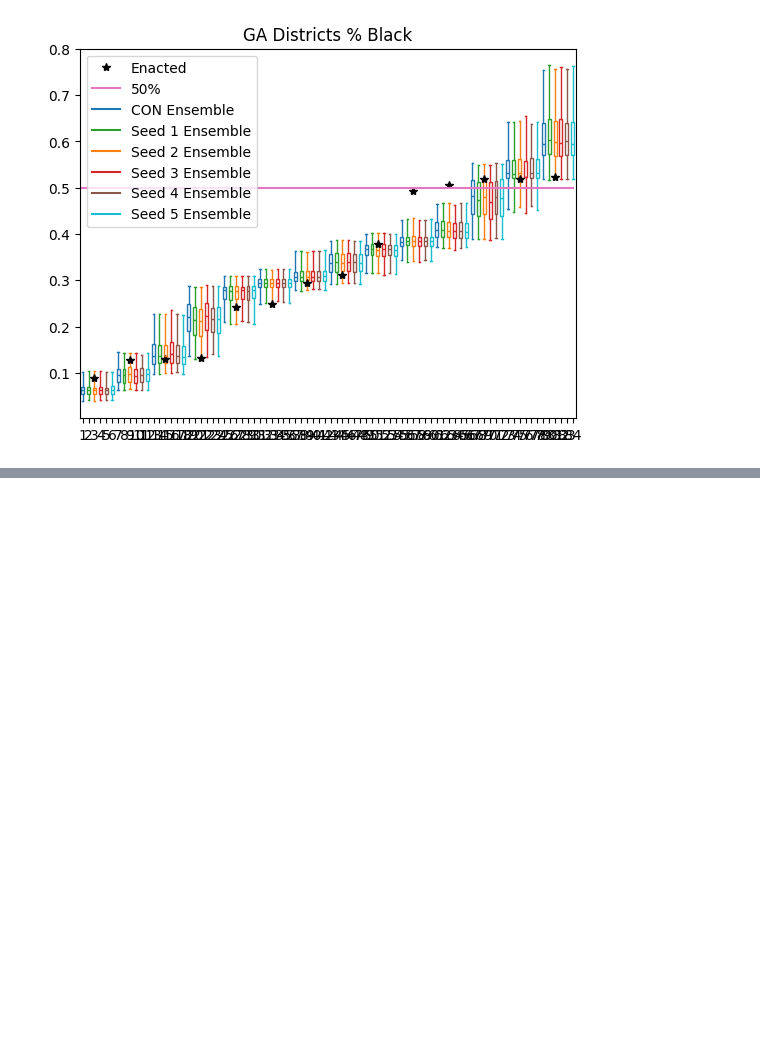
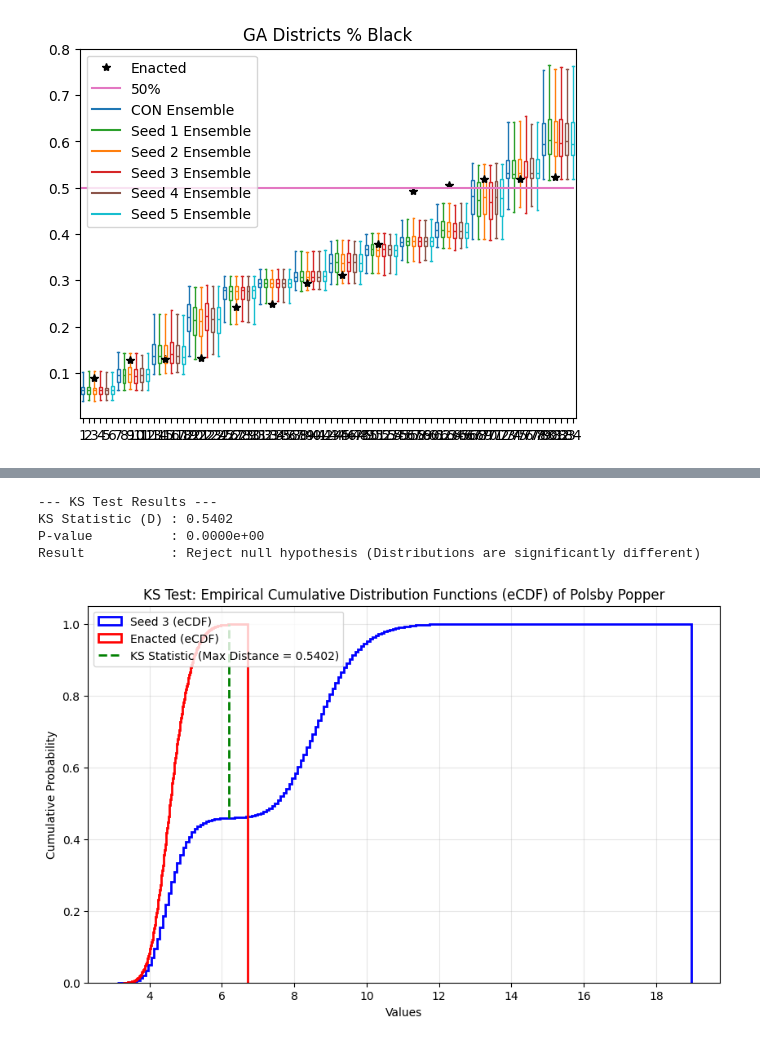
Before and after one commit to angela-moon/vra-analysis-south, a Jupyter notebook: GA/GA_Process_Ensemble_Outputs.ipynb, the cells around one changed output, grey strips where cells are left out. Saved outputs shown, nothing was run; the diff lists cells and outputs as text; code cells hidden in the pictures; blank space fills up the shorter version.

```diff
--- a/GA/GA_Process_Ensemble_Outputs.ipynb
+++ b/GA/GA_Process_Ensemble_Outputs.ipynb
@@ -517,0 +715,24 @@ for t in ts[1:]:
+# %%
+df1 = pd.read_csv("./GA_Ensemble_Stats/chain_outputs_1_1000.csv")
+
+for t in ts[1:]:
+    dftemp = pd.read_csv(f"./GA_Ensemble_Stats/chain_outputs_1_{t}.csv")
+    df1 = pd.concat([df1, dftemp], ignore_index=True)
+# %%
+df1 = pd.read_csv("./GA_Ensemble_Stats/chain_outputs_1_1000.csv")
+
+for t in ts[1:]:
+    dftemp = pd.read_csv(f"./GA_Ensemble_Stats/chain_outputs_1_{t}.csv")
+    df1 = pd.concat([df1, dftemp], ignore_index=True)
+# %%
+df2 = pd.read_csv("./GA_Ensemble_Stats/chain_outputs_2_1000.csv")
+
+for t in ts[1:]:
+    dftemp = pd.read_csv(f"./GA_Ensemble_Stats/chain_outputs_2_{t}.csv")
+    df2 = pd.concat([df2, dftemp], ignore_index=True)
+# %%
+df3 = pd.read_csv("./GA_Ensemble_Stats/chain_outputs_3_1000.csv")
+
+for t in ts[1:]:
+    dftemp = pd.read_csv(f"./GA_Ensemble_Stats/chain_outputs_3_{t}.csv")
+    df3 = pd.concat([df3, dftemp], ignore_index=True)
@@ -563,0 +884,10 @@ plt.show()
+# %%
+# eg, pb, pp, mms
+
+ks_test_plot(df3['PP'].dropna().to_numpy(),df['PP'].dropna().to_numpy(),"Seed 3","Enacted","Polsby Popper")
+# %% [output]
+--- KS Test Results ---
+KS Statistic (D) : 0.5402
+P-value          : 0.0000e+00
+Result           : Reject null hypothesis (Distributions are significantly different)
+[figure, added]
```
Also changed, not shown: parts of 26 cells of this notebook, 5 other files.
